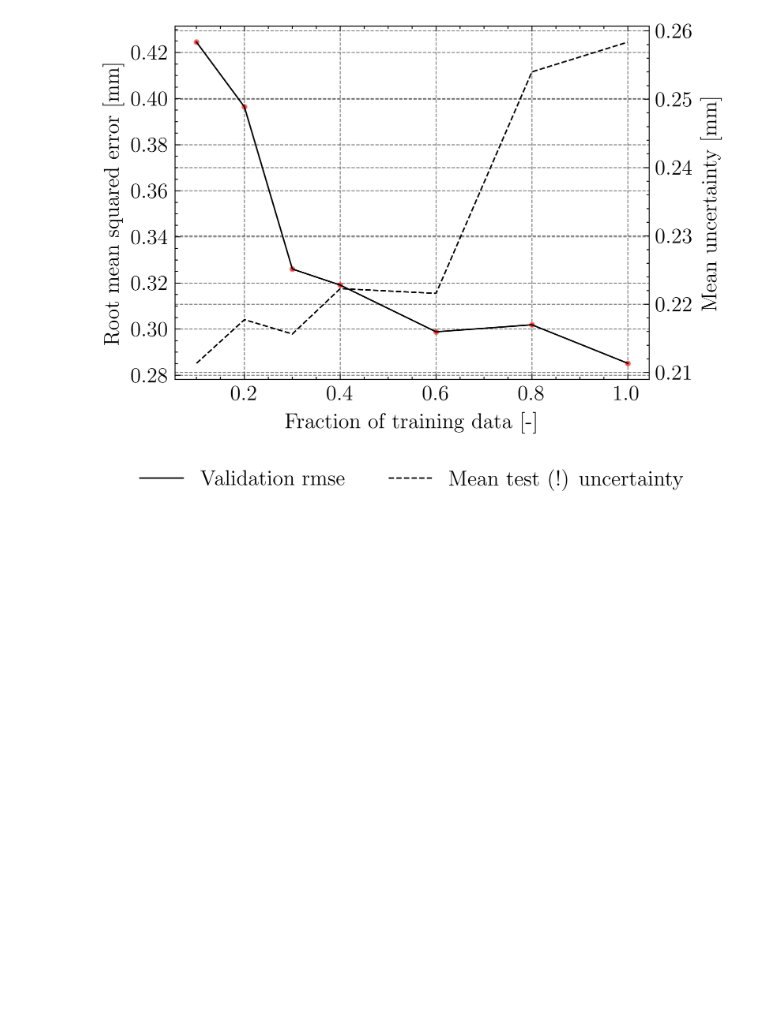
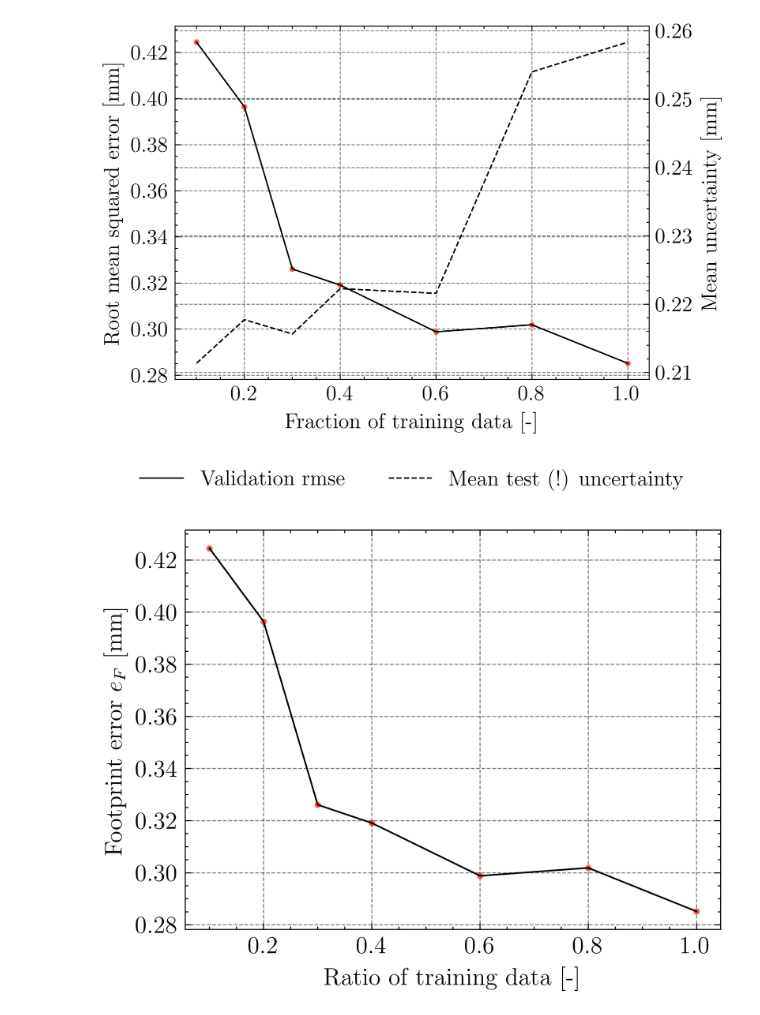
Before and after one commit to mglasder/waam-e2e, a Jupyter notebook: paper/footprint-train-data-frac.ipynb, the cells around one changed output. Cells and saved outputs as stored; diff of their text form; code cells hidden in the pictures; blank space fills up the shorter version.

```diff
--- a/paper/footprint-train-data-frac.ipynb
+++ b/paper/footprint-train-data-frac.ipynb
@@ -66,3 +86,23 @@ ax2.legend(loc="upper center", bbox_to_anchor=(0.5, -0.2), ncol=2, frameon=False
 plt.show()
 # %% [output]
 [figure]
+# %%
+# plot data_fraction vs. val_loss
+cm = 1 / 2.54
+fig, ax = plt.subplots(figsize=(12 * cm, 9 * cm), dpi=600)
+ax.plot(df["data_fraction"], np.sqrt(df["val_loss"].values), c="black", lw=0.8)
+ax.scatter(df["data_fraction"], np.sqrt(df["val_loss"].values), marker="o", c="red", s=5, alpha=0.5)
+
+# second y-axis on right
+# ax2 = ax.twinx()
+# ax2.plot([], [], lw=0.8, c="black", label="Validation rmse")
+# ax2.plot(df["data_fraction"], mean_uncertainties, lw=0.8, c="black", ls="--", label="Mean test (!) uncertainty")
+ax.set_xlabel("Ratio of training data [-]")
+ax.set_ylabel("Footprint error $e_F$ [mm]")
+# ax2.set_ylabel("Mean uncertainty [mm]")
+# set aspect ratio to 1
+# legend, below plot, no box
+# ax.legend(loc="upper center", bbox_to_anchor=(0.5, -0.2), ncol=2, frameon=False)
+plt.show()
+# %% [output]
+[figure, added]
```
Also changed, not shown: parts of 4 cells of this notebook, 7 other files.
